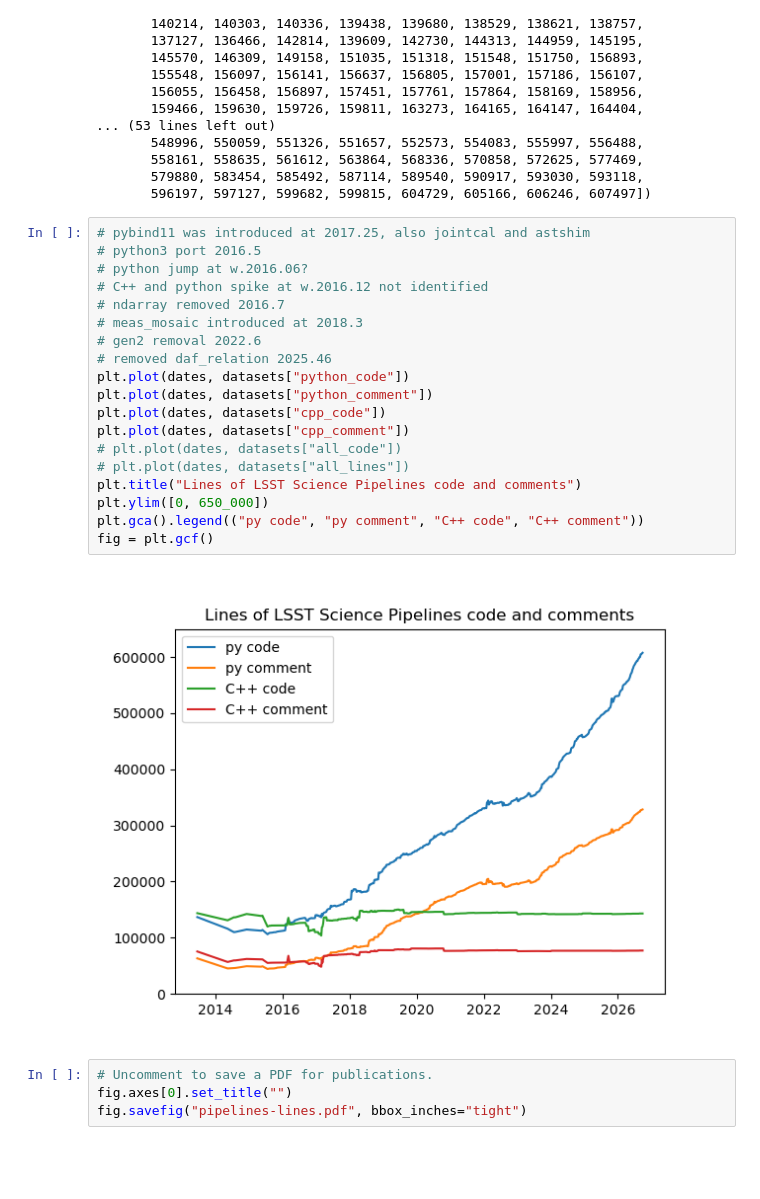
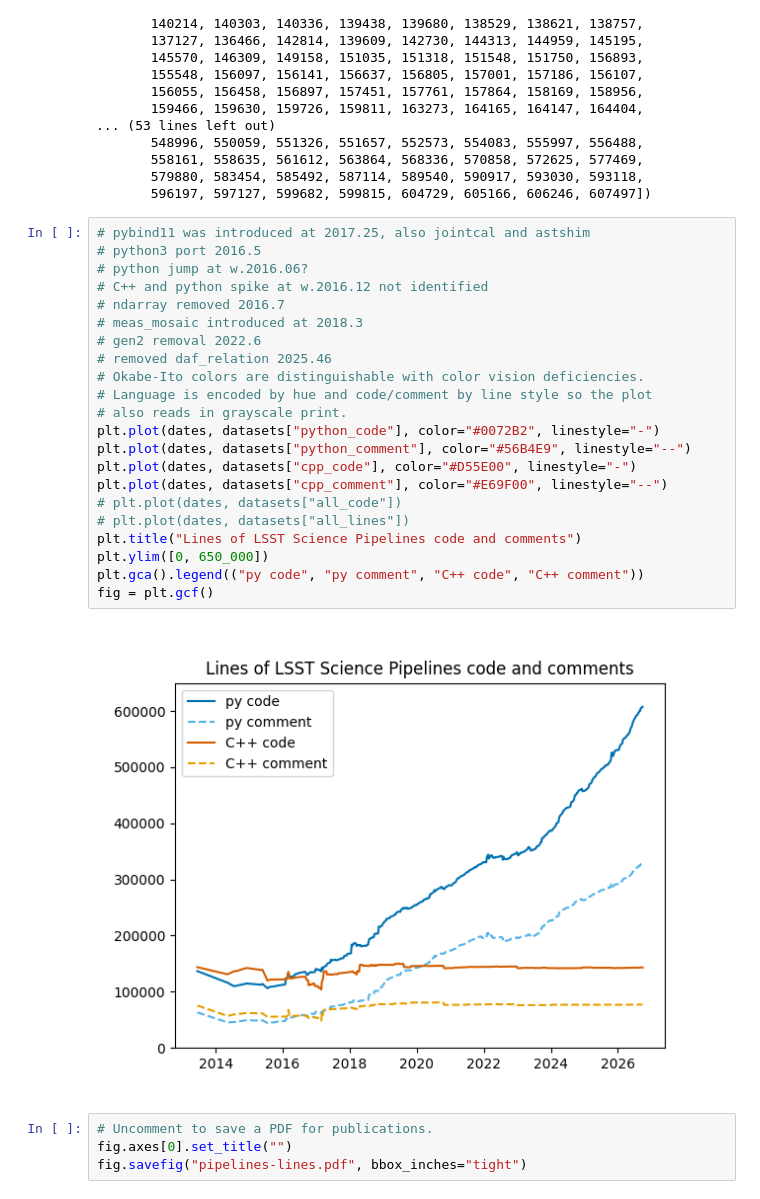
Before and after one commit to lsst-dm/code-metrics, a Jupyter notebook: plot-line-counts.ipynb, the cells around one changed output. Cells and saved outputs as stored; diff of their text form; blank space fills up the shorter version.

Commit message:
Use color-blind aware colors and dashed lines

```diff
--- a/plot-line-counts.ipynb
+++ b/plot-line-counts.ipynb
@@ -37,24 +37,27 @@ array([136774, 115996, 109809, 110139, 110188, 114645, 112549, 113898,
 # %%
 # pybind11 was introduced at 2017.25, also jointcal and astshim
 # python3 port 2016.5
 # python jump at w.2016.06?
 # C++ and python spike at w.2016.12 not identified
 # ndarray removed 2016.7
 # meas_mosaic introduced at 2018.3
 # gen2 removal 2022.6
 # removed daf_relation 2025.46
-plt.plot(dates, datasets["python_code"])
-plt.plot(dates, datasets["python_comment"])
-plt.plot(dates, datasets["cpp_code"])
-plt.plot(dates, datasets["cpp_comment"])
+# Okabe-Ito colors are distinguishable with color vision deficiencies.
+# Language is encoded by hue and code/comment by line style so the plot
+# also reads in grayscale print.
+plt.plot(dates, datasets["python_code"], color="#0072B2", linestyle="-")
+plt.plot(dates, datasets["python_comment"], color="#56B4E9", linestyle="--")
+plt.plot(dates, datasets["cpp_code"], color="#D55E00", linestyle="-")
+plt.plot(dates, datasets["cpp_comment"], color="#E69F00", linestyle="--")
 # plt.plot(dates, datasets["all_code"])
 # plt.plot(dates, datasets["all_lines"])
 plt.title("Lines of LSST Science Pipelines code and comments")
 plt.ylim([0, 650_000])
 plt.gca().legend(("py code", "py comment", "C++ code", "C++ comment"))
 fig = plt.gcf()
 # %% [output]
-[figure, old version]
+[figure, new version]
 # %%
 # Uncomment to save a PDF for publications.
 fig.axes[0].set_title("")
```
